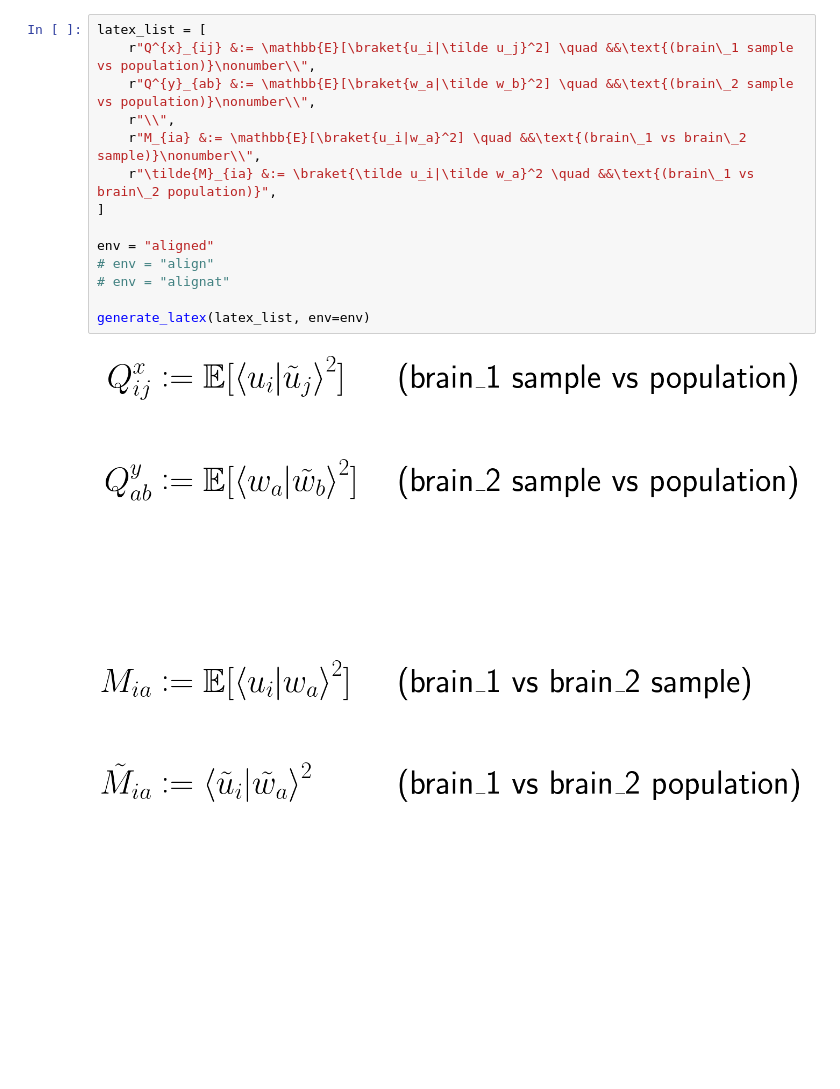
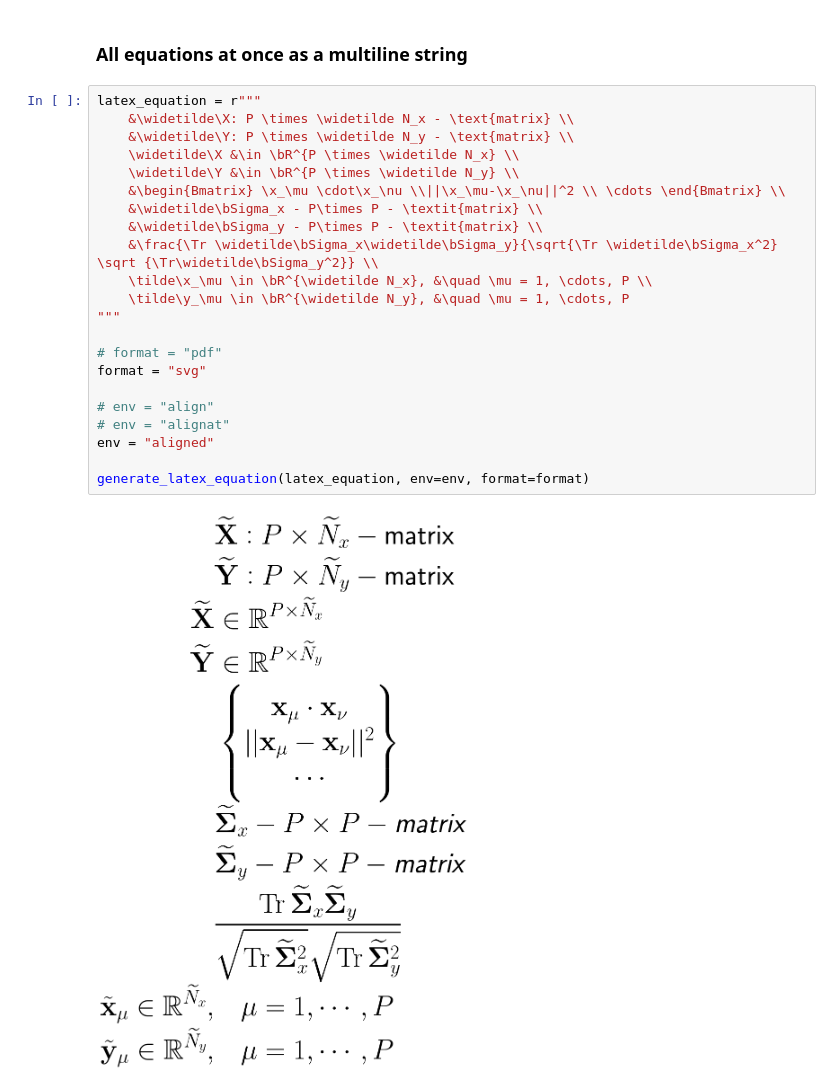
Before and after one commit to canatara/latex_to_illustrator, a Jupyter notebook: latex_to_illustrator.ipynb, the cells around one changed output. Saved outputs shown, nothing was run; the diff lists cells and outputs as text; blank space fills up the shorter version.

```diff
--- a/latex_to_illustrator.ipynb
+++ b/latex_to_illustrator.ipynb
@@ -172,16 +82,26 @@ generate_latex(latex_list, env=env, format=format)
-# %%
-latex_list = [
-    r"Q^{x}_{ij} &:= \mathbb{E}[\braket{u_i|\tilde u_j}^2] \quad &&\text{(brain\_1 sample vs population)}\nonumber\\",
-    r"Q^{y}_{ab} &:= \mathbb{E}[\braket{w_a|\tilde w_b}^2] \quad &&\text{(brain\_2 sample vs population)}\nonumber\\",
-    r"\\",
-    r"M_{ia} &:= \mathbb{E}[\braket{u_i|w_a}^2] \quad &&\text{(brain\_1 vs brain\_2 sample)}\nonumber\\",
-    r"\tilde{M}_{ia} &:= \braket{\tilde u_i|\tilde w_a}^2 \quad &&\text{(brain\_1 vs brain\_2 population)}",
-]
-
-env = "aligned"
-# env = "align"
-# env = "alignat"
-
-generate_latex(latex_list, env=env)
-# %% [output]
-[figure, removed]
+# %% [markdown]
+### All equations at once as a multiline string
+# %%
+latex_equation = r"""
+    &\widetilde\X: P \times \widetilde N_x - \text{matrix} \\
+    &\widetilde\Y: P \times \widetilde N_y - \text{matrix} \\
+    \widetilde\X &\in \bR^{P \times \widetilde N_x} \\
+    \widetilde\Y &\in \bR^{P \times \widetilde N_y} \\
+    &\begin{Bmatrix} \x_\mu \cdot\x_\nu \\||\x_\mu-\x_\nu||^2 \\ \cdots \end{Bmatrix} \\
+    &\widetilde\bSigma_x - P\times P - \textit{matrix} \\
+    &\widetilde\bSigma_y - P\times P - \textit{matrix} \\
+    &\frac{\Tr \widetilde\bSigma_x\widetilde\bSigma_y}{\sqrt{\Tr \widetilde\bSigma_x^2} \sqrt {\Tr\widetilde\bSigma_y^2}} \\
+    \tilde\x_\mu \in \bR^{\widetilde N_x}, &\quad \mu = 1, \cdots, P \\
+    \tilde\y_\mu \in \bR^{\widetilde N_y}, &\quad \mu = 1, \cdots, P
+"""
+
+# format = "pdf"
+format = "svg"
+
+# env = "align"
+# env = "alignat"
+env = "aligned"
+
+generate_latex_equation(latex_equation, env=env, format=format)
+# %% [output]
+[figure, added]
```
Also changed, not shown: parts of 8 cells of this notebook, 2 other files.
